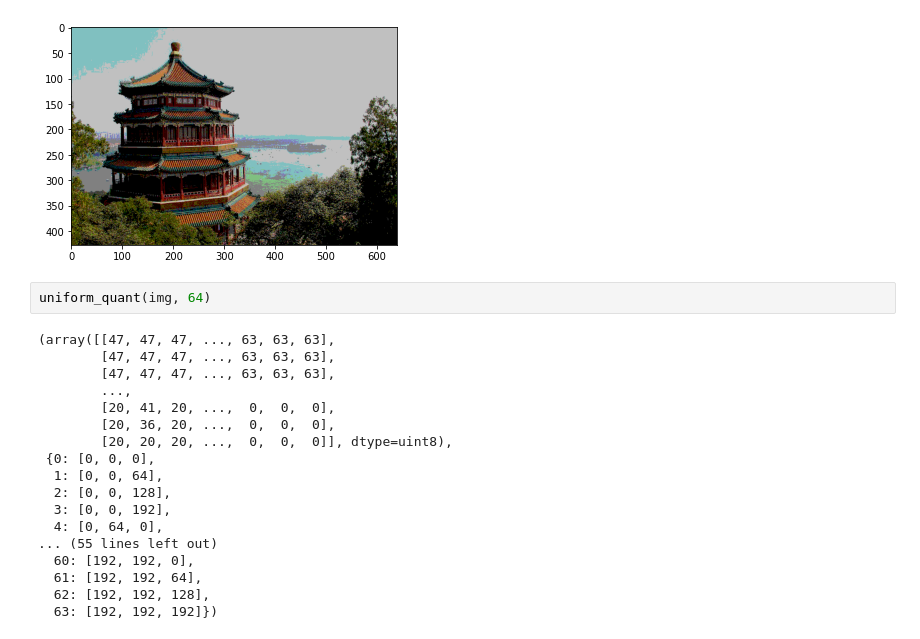
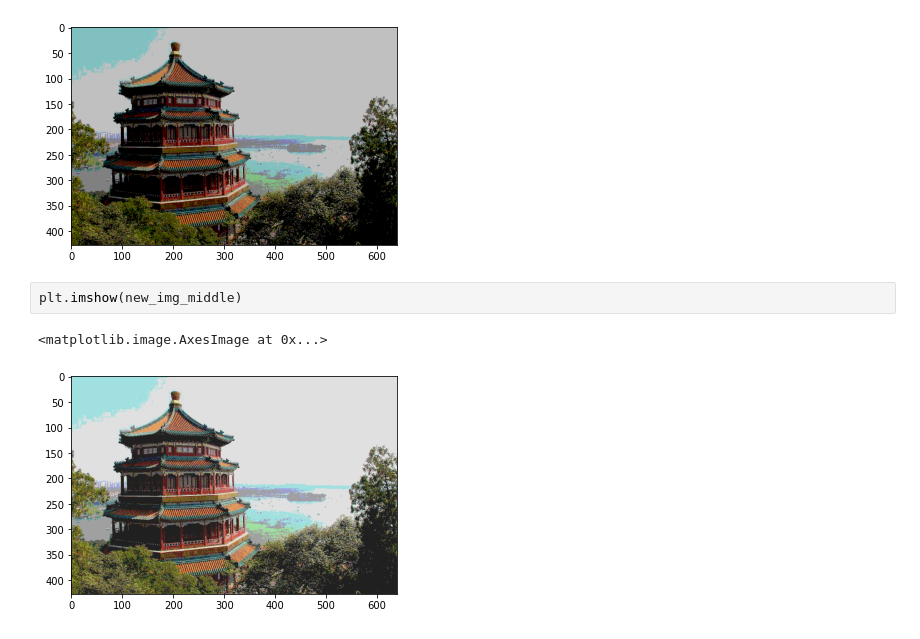
Before and after one commit to enricorobazza/quantize-images, a Jupyter notebook: main.ipynb, the cells around one changed output. Saved outputs shown, nothing was run; the diff lists cells and outputs as text.

```diff
--- a/main.ipynb
+++ b/main.ipynb
@@ -99,23 +98,8 @@ plt.imshow(new_img)
 # %% [output]
 <matplotlib.image.AxesImage at 0x...>
 [figure]
-# %%
-uniform_quant(img, 64)
-# %% [output]
-(array([[47, 47, 47, ..., 63, 63, 63],
-        [47, 47, 47, ..., 63, 63, 63],
-        [47, 47, 47, ..., 63, 63, 63],
-        ...,
-        [20, 41, 20, ...,  0,  0,  0],
-        [20, 36, 20, ...,  0,  0,  0],
-        [20, 20, 20, ...,  0,  0,  0]], dtype=uint8),
- {0: [0, 0, 0],
-  1: [0, 0, 64],
-  2: [0, 0, 128],
-  3: [0, 0, 192],
-  4: [0, 64, 0],
-... (55 lines left out)
-  60: [192, 192, 0],
-  61: [192, 192, 64],
-  62: [192, 192, 128],
-  63: [192, 192, 192]})
+# %%
+plt.imshow(new_img_middle)
+# %% [output]
+<matplotlib.image.AxesImage at 0x...>
+[figure, added]
```
Also changed, not shown: parts of 3 cells of this notebook.
